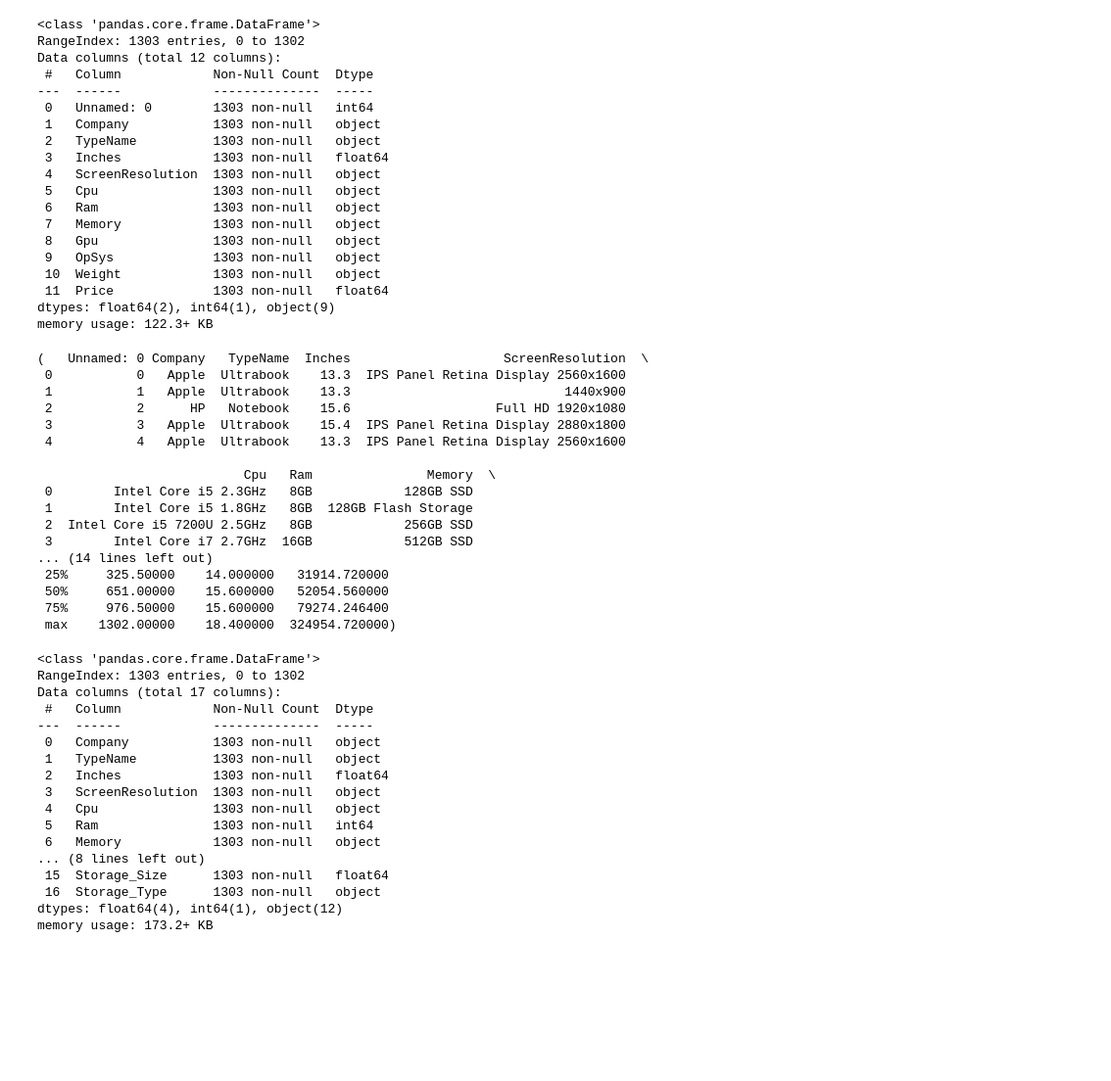
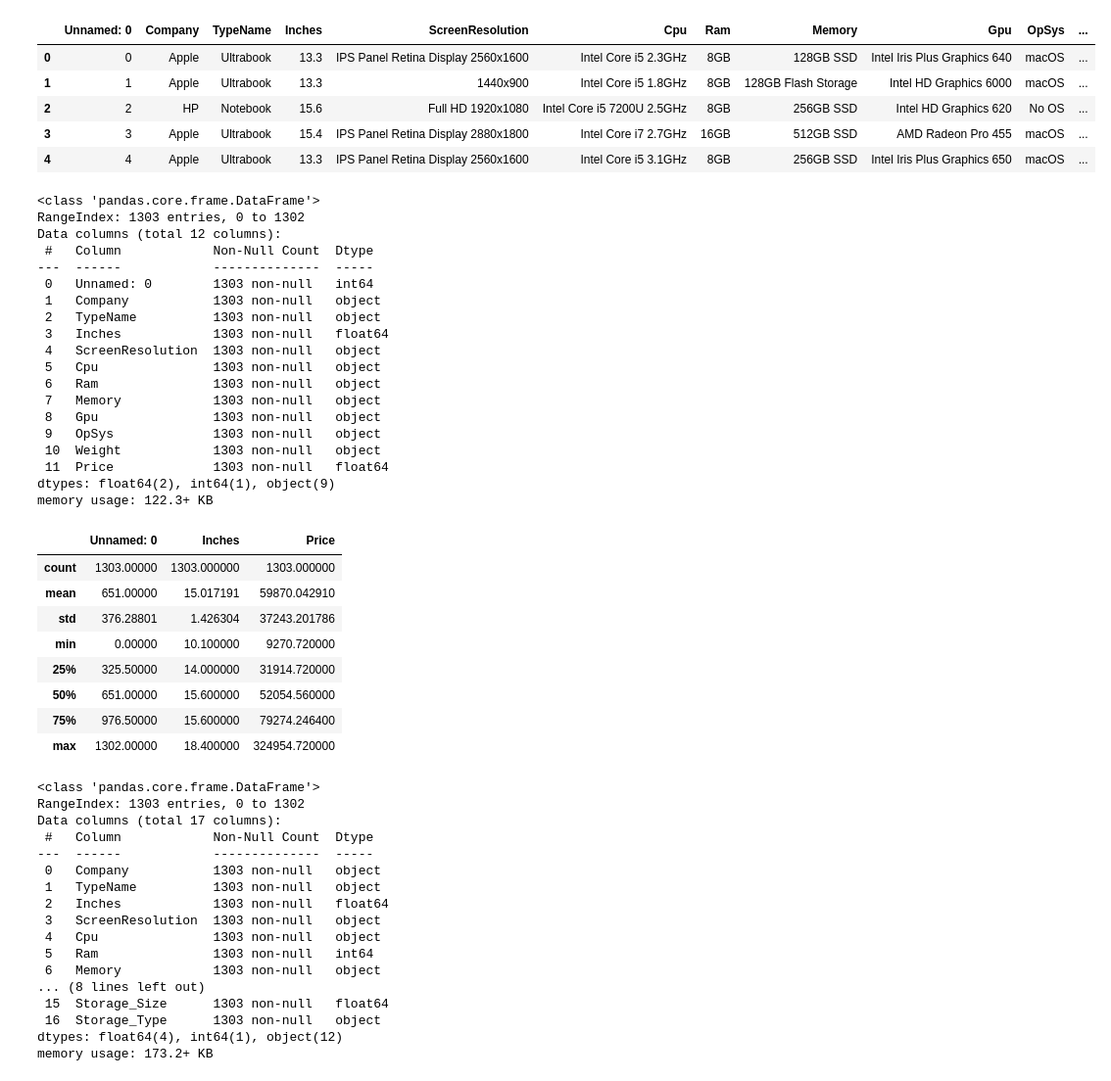
Before and after one commit to AbouCamara/IA-FORCE-N, a Jupyter notebook: Prédiction_du_prix_d’ordinateurs_portables.ipynb, the cells around one changed output. Shown at 98% size. Drawn from its saved outputs; the diff is of its cells as text; code cells hidden in the pictures; blank space fills up the shorter version.

```diff
--- a/Prédiction_du_prix_d’ordinateurs_portables.ipynb
+++ b/Prédiction_du_prix_d’ordinateurs_portables.ipynb
@@ -3,49 +3,53 @@
 # %%
 import pandas as pd
 
 # Charger le fichier CSV pour exploration
 file_path = '/content/laptop_data.csv'
 data = pd.read_csv(file_path)
 
 # Afficher un aperçu des données
-data.head(), data.info(), data.describe()
+data.head()
 # %% [output]
-<class 'pandas.core.frame.DataFrame'>
-RangeIndex: 1303 entries, 0 to 1302
-Data columns (total 12 columns):
- #   Column            Non-Null Count  Dtype
----  ------            --------------  -----
- 0   Unnamed: 0        1303 non-null   int64
- 1   Company           1303 non-null   object
- 2   TypeName          1303 non-null   object
- 3   Inches            1303 non-null   float64
- 4   ScreenResolution  1303 non-null   object
- 5   Cpu               1303 non-null   object
- 6   Ram               1303 non-null   object
- 7   Memory            1303 non-null   object
- 8   Gpu               1303 non-null   object
- 9   OpSys             1303 non-null   object
- 10  Weight            1303 non-null   object
- 11  Price             1303 non-null   float64
-dtypes: float64(2), int64(1), object(9)
-memory usage: 122.3+ KB
-(   Unnamed: 0 Company   TypeName  Inches                    ScreenResolution  \
- 0           0   Apple  Ultrabook    13.3  IPS Panel Retina Display 2560x1600
- 1           1   Apple  Ultrabook    13.3                            1440x900
- 2           2      HP   Notebook    15.6                   Full HD 1920x1080
- 3           3   Apple  Ultrabook    15.4  IPS Panel Retina Display 2880x1800
- 4           4   Apple  Ultrabook    13.3  IPS Panel Retina Display 2560x1600
-
-                           Cpu   Ram               Memory  \
- 0        Intel Core i5 2.3GHz   8GB            128GB SSD
- 1        Intel Core i5 1.8GHz   8GB  128GB Flash Storage
- 2  Intel Core i5 7200U 2.5GHz   8GB            256GB SSD
- 3        Intel Core i7 2.7GHz  16GB            512GB SSD
-... (14 lines left out)
- 25%     325.50000    14.000000   31914.720000
- 50%     651.00000    15.600000   52054.560000
- 75%     976.50000    15.600000   79274.246400
- max    1302.00000    18.400000  324954.720000)
+|  | Unnamed: 0 | Company | TypeName | Inches | ScreenResolution | Cpu | Ram | Memory | Gpu | OpSys | ... |
+| 0 | 0 | Apple | Ultrabook | 13.3 | IPS Panel Retina Display 2560x1600 | Intel Core i5 2.3GHz | 8GB | 128GB SSD | Intel Iris Plus Graphics 640 | macOS | ... |
+| 1 | 1 | Apple | Ultrabook | 13.3 | 1440x900 | Intel Core i5 1.8GHz | 8GB | 128GB Flash Storage | Intel HD Graphics 6000 | macOS | ... |
+| 2 | 2 | HP | Notebook | 15.6 | Full HD 1920x1080 | Intel Core i5 7200U 2.5GHz | 8GB | 256GB SSD | Intel HD Graphics 620 | No OS | ... |
+| 3 | 3 | Apple | Ultrabook | 15.4 | IPS Panel Retina Display 2880x1800 | Intel Core i7 2.7GHz | 16GB | 512GB SSD | AMD Radeon Pro 455 | macOS | ... |
+| 4 | 4 | Apple | Ultrabook | 13.3 | IPS Panel Retina Display 2560x1600 | Intel Core i5 3.1GHz | 8GB | 256GB SSD | Intel Iris Plus Graphics 650 | macOS | ... |
+# %%
+data.info()
+# %% [output]
+<class 'pandas.core.frame.DataFrame'>
+RangeIndex: 1303 entries, 0 to 1302
+Data columns (total 12 columns):
+ #   Column            Non-Null Count  Dtype
+---  ------            --------------  -----
+ 0   Unnamed: 0        1303 non-null   int64
+ 1   Company           1303 non-null   object
+ 2   TypeName          1303 non-null   object
+ 3   Inches            1303 non-null   float64
+ 4   ScreenResolution  1303 non-null   object
+ 5   Cpu               1303 non-null   object
+ 6   Ram               1303 non-null   object
+ 7   Memory            1303 non-null   object
+ 8   Gpu               1303 non-null   object
+ 9   OpSys             1303 non-null   object
+ 10  Weight            1303 non-null   object
+ 11  Price             1303 non-null   float64
+dtypes: float64(2), int64(1), object(9)
+memory usage: 122.3+ KB
+# %%
+data.describe()
+# %% [output]
+|  | Unnamed: 0 | Inches | Price |
+| count | 1303.00000 | 1303.000000 | 1303.000000 |
+| mean | 651.00000 | 15.017191 | 59870.042910 |
+| std | 376.28801 | 1.426304 | 37243.201786 |
+| min | 0.00000 | 10.100000 | 9270.720000 |
+| 25% | 325.50000 | 14.000000 | 31914.720000 |
+| 50% | 651.00000 | 15.600000 | 52054.560000 |
+| 75% | 976.50000 | 15.600000 | 79274.246400 |
+| max | 1302.00000 | 18.400000 | 324954.720000 |
 # %%
 # Supprimer la colonne inutile
 data_cleaned = data.drop(columns=["Unnamed: 0"])
```
